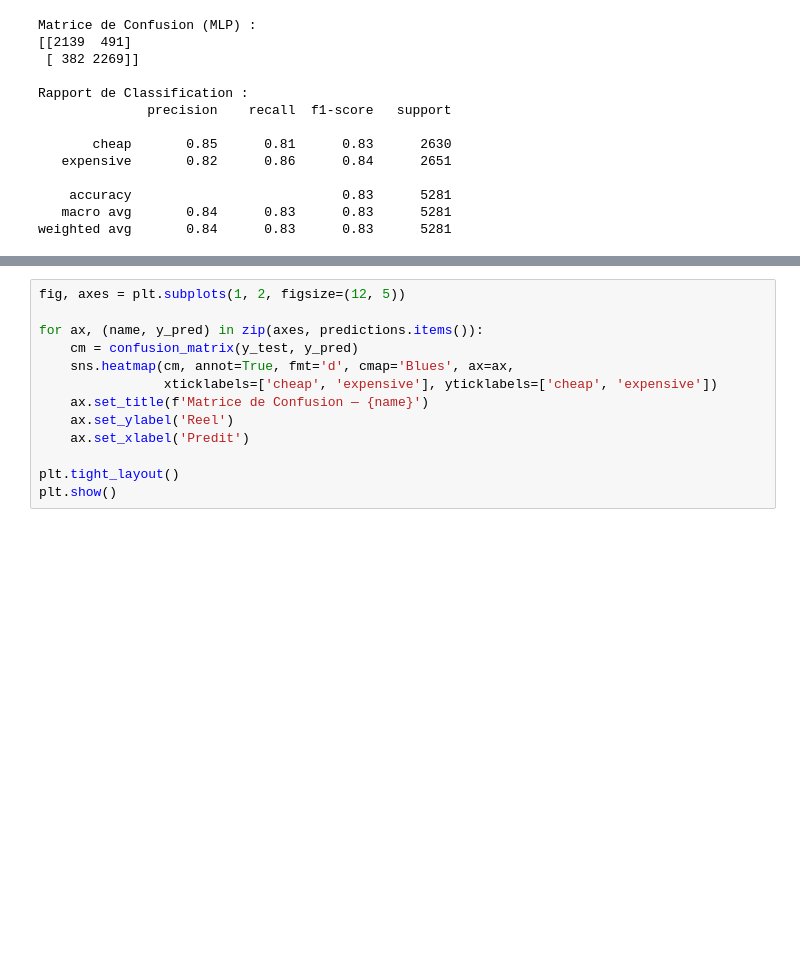
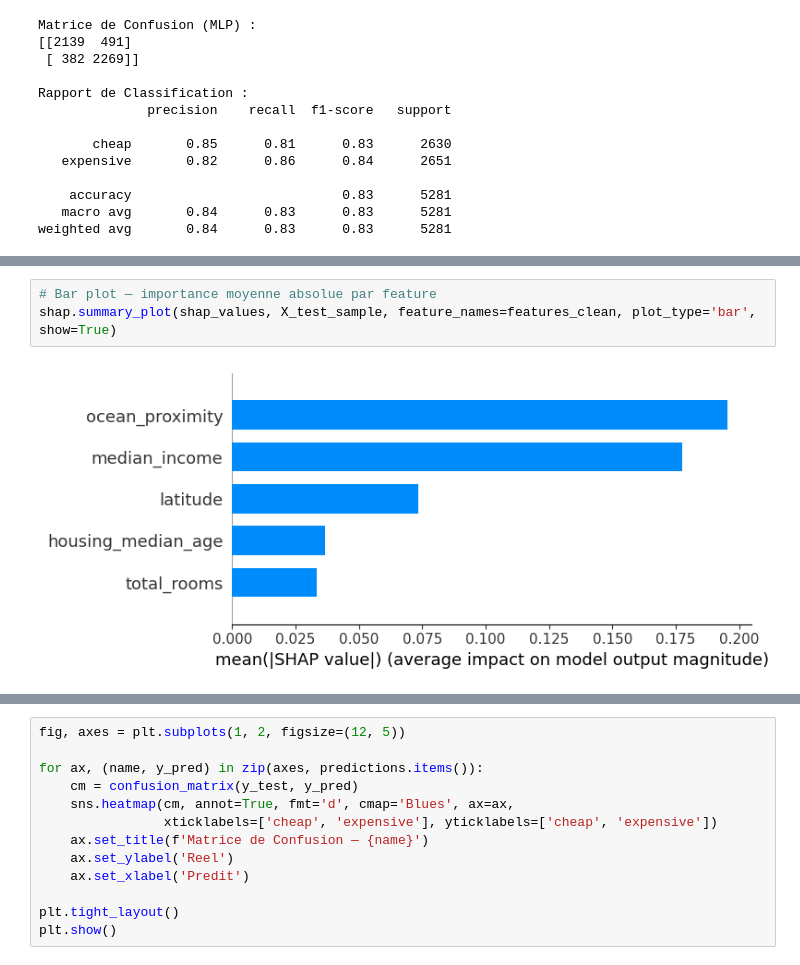
Before and after one commit to Anisse-Imer/bloc-ia-prosit-3, a Jupyter notebook: fusion_notebook.ipynb, the cells around one changed output, grey strips where cells are left out. Saved outputs shown, nothing was run; the diff lists cells and outputs as text; blank space fills up the shorter version.

```diff
--- a/fusion_notebook.ipynb
+++ b/fusion_notebook.ipynb
@@ -463,0 +657,5 @@ weighted avg       0.84      0.83      0.83      5281
+# %%
+# Bar plot — importance moyenne absolue par feature
+shap.summary_plot(shap_values, X_test_sample, feature_names=features_clean, plot_type='bar', show=True)
+# %% [output]
+[figure, added]
```
Also changed, not shown: parts of 41 cells of this notebook.
